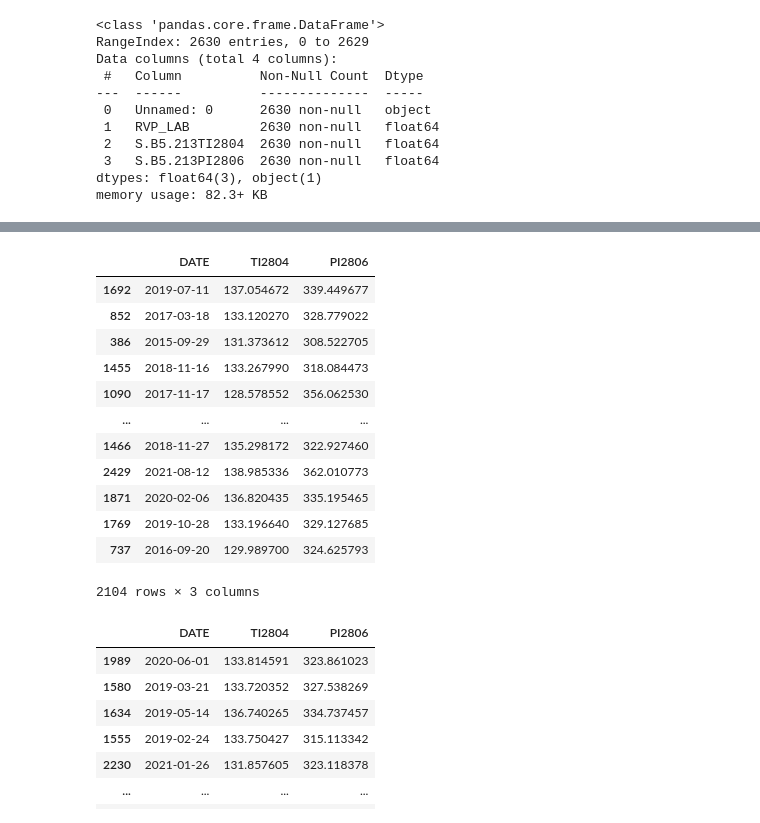
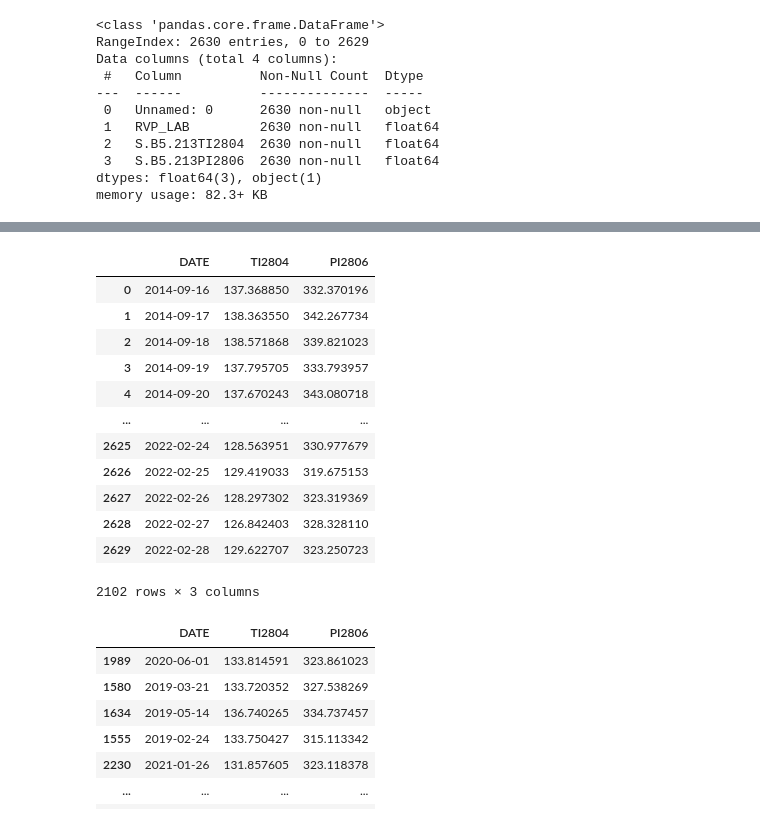
Before and after one commit to hoonzi-s/APC, a Jupyter notebook: #1 ALK - 213BTMRVP Inferential.ipynb, the cells around one changed output, grey strips where cells are left out. Cells and saved outputs as stored; diff of their text form; code cells hidden in the pictures.

```diff
--- a/#1 ALK - 213BTMRVP Inferential.ipynb
+++ b/#1 ALK - 213BTMRVP Inferential.ipynb
@@ -54,6 +54,7 @@ data
 2630 rows × 4 columns
 # %%
 data.columns = ['DATE', 'RVP_LAB', 'TI2804', 'PI2806']
+data = data[data['RVP_LAB'] < 60]
 data
 # %% [output]
 |  | DATE | RVP_LAB | TI2804 | PI2806 |
@@ -167,19 +170,19 @@ ValueError: ignored
 # %%
-train_input_with_date
+train_input_with_date.sort_index()
 # %% [output]
 |  | DATE | TI2804 | PI2806 |
-| 1692 | 2019-07-11 | 137.054672 | 339.449677 |
-| 852 | 2017-03-18 | 133.120270 | 328.779022 |
-| 386 | 2015-09-29 | 131.373612 | 308.522705 |
-| 1455 | 2018-11-16 | 133.267990 | 318.084473 |
-| 1090 | 2017-11-17 | 128.578552 | 356.062530 |
+| 0 | 2014-09-16 | 137.368850 | 332.370196 |
+| 1 | 2014-09-17 | 138.363550 | 342.267734 |
+| 2 | 2014-09-18 | 138.571868 | 339.821023 |
+| 3 | 2014-09-19 | 137.795705 | 333.793957 |
+| 4 | 2014-09-20 | 137.670243 | 343.080718 |
 | ... | ... | ... | ... |
-| 1466 | 2018-11-27 | 135.298172 | 322.927460 |
-| 2429 | 2021-08-12 | 138.985336 | 362.010773 |
-| 1871 | 2020-02-06 | 136.820435 | 335.195465 |
-| 1769 | 2019-10-28 | 133.196640 | 329.127685 |
-| 737 | 2016-09-20 | 129.989700 | 324.625793 |
+| 2625 | 2022-02-24 | 128.563951 | 330.977679 |
+| 2626 | 2022-02-25 | 129.419033 | 319.675153 |
+| 2627 | 2022-02-26 | 128.297302 | 323.319369 |
+| 2628 | 2022-02-27 | 126.842403 | 328.328110 |
+| 2629 | 2022-02-28 | 129.622707 | 323.250723 |
-2104 rows × 3 columns
+2102 rows × 3 columns
 # %%
 test_input_with_date
 # %% [output]
```
Also changed, not shown: parts of 10 cells of this notebook.
